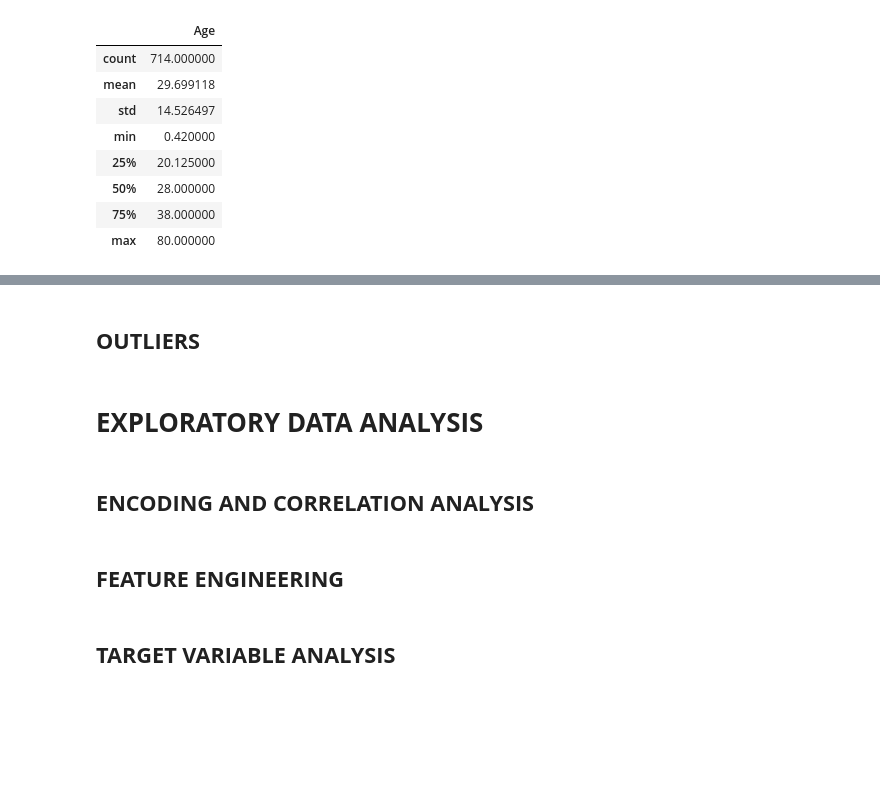
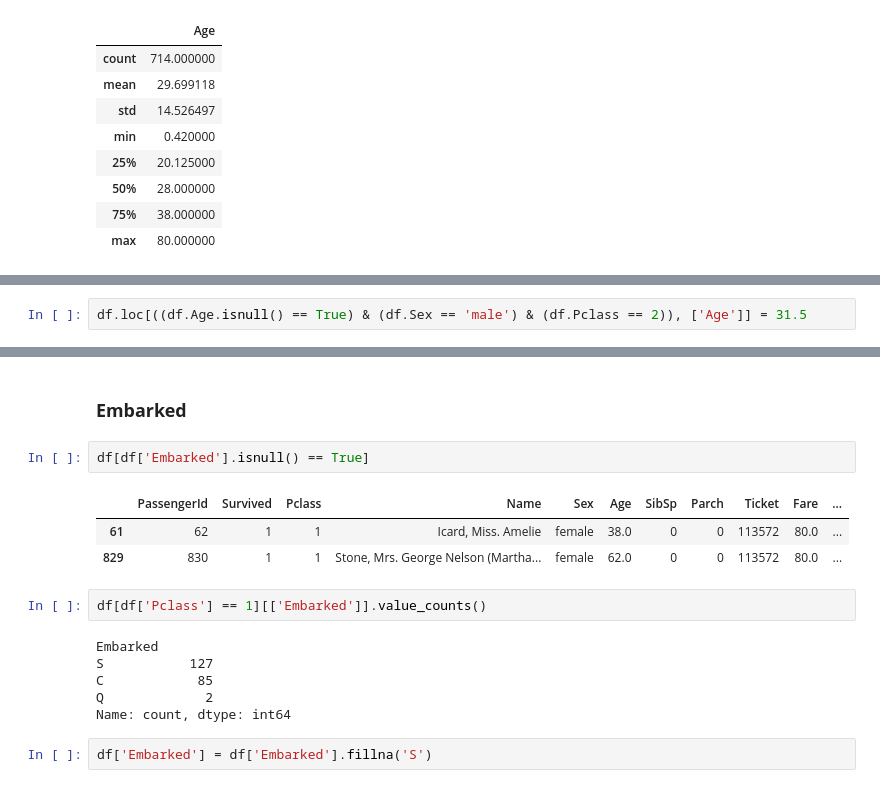
Before and after one commit to fabiogaldinho/Titanic-Classification, a Jupyter notebook: notebooks/01_Data_Cleaning.ipynb, the cells around one changed output, grey strips where cells are left out. Drawn from its saved outputs; the diff is of its cells as text; blank space fills up the shorter version.

Commit message:
Imputing mising values

```diff
--- a/notebooks/01_Data_Cleaning.ipynb
+++ b/notebooks/01_Data_Cleaning.ipynb
@@ -349,0 +388,2 @@ df[['Age']].describe()
+# %%
+df.loc[((df.Age.isnull() == True) & (df.Sex == 'male') & (df.Pclass == 2)), ['Age']] = 31.5
@@ -350,10 +414,18 @@ df[['Age']].describe()
 # %% [markdown]
-## **OUTLIERS**
+### **Embarked**
-# %% [markdown]
-# **EXPLORATORY DATA ANALYSIS**
-# %% [markdown]
-## **ENCODING AND CORRELATION ANALYSIS**
-# %% [markdown]
-## **FEATURE ENGINEERING**
-# %% [markdown]
-## **TARGET VARIABLE ANALYSIS**
+# %%
+df[df['Embarked'].isnull() == True]
+# %% [output]
+|  | PassengerId | Survived | Pclass | Name | Sex | Age | SibSp | Parch | Ticket | Fare | ... |
+| 61 | 62 | 1 | 1 | Icard, Miss. Amelie | female | 38.0 | 0 | 0 | 113572 | 80.0 | ... |
+| 829 | 830 | 1 | 1 | Stone, Mrs. George Nelson (Martha... | female | 62.0 | 0 | 0 | 113572 | 80.0 | ... |
+# %%
+df[df['Pclass'] == 1][['Embarked']].value_counts()
+# %% [output]
+Embarked
+S           127
+C            85
+Q             2
+Name: count, dtype: int64
+# %%
+df['Embarked'] = df['Embarked'].fillna('S')
```
Also changed, not shown: parts of 19 cells of this notebook, 2 other files.
